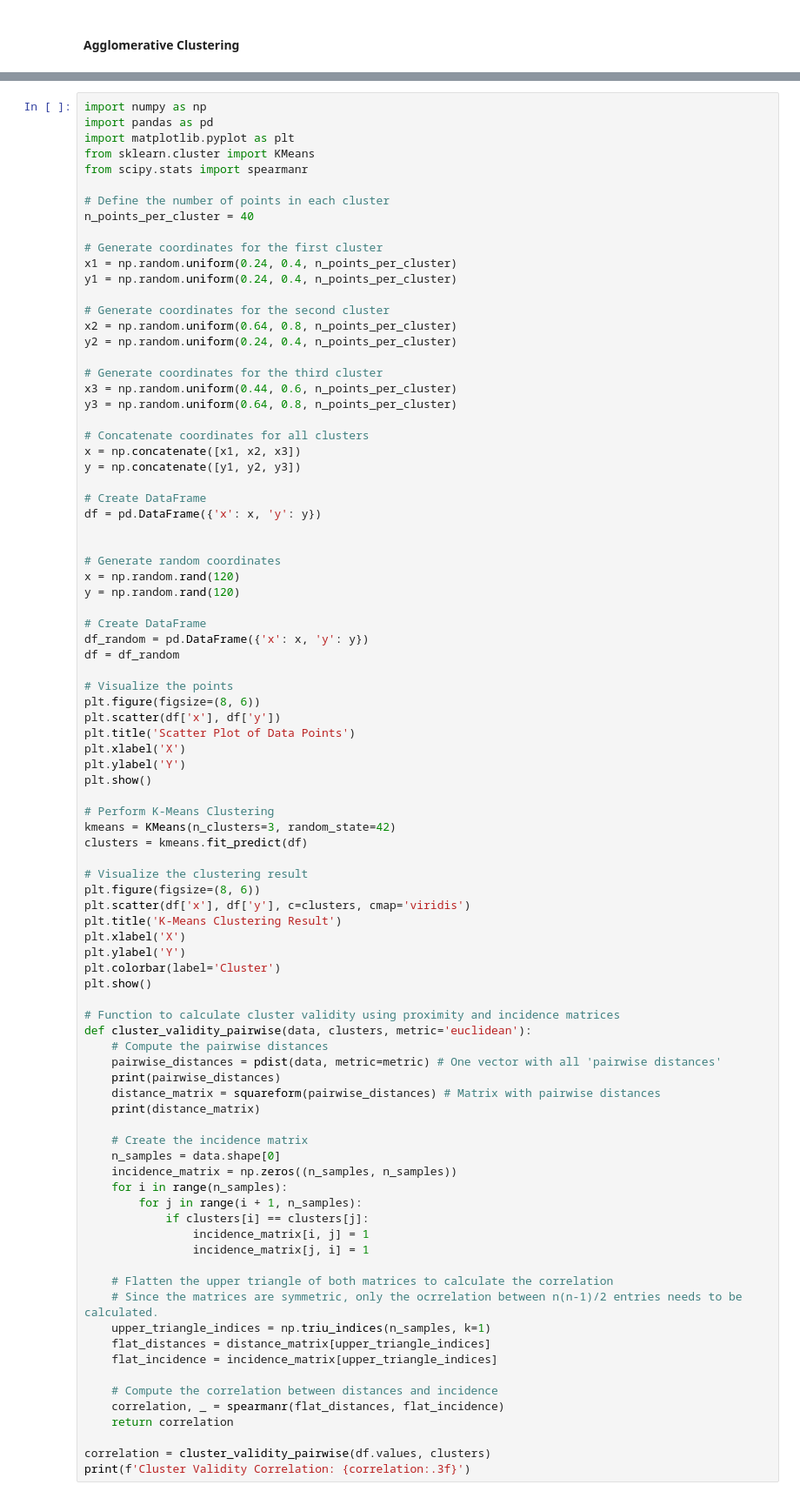
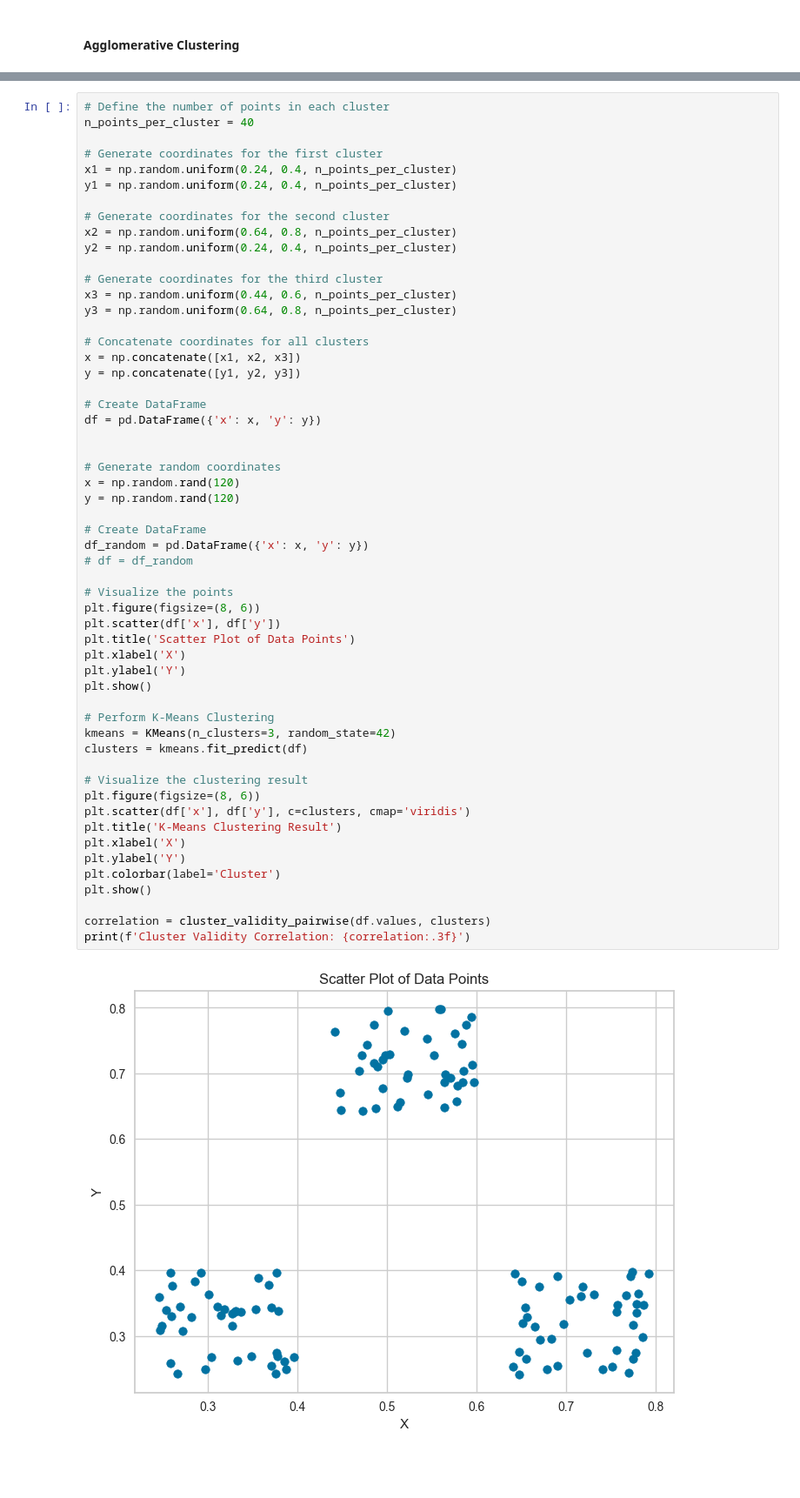
Before and after one commit to MaksimKarnaukh/DataMining, a Jupyter notebook: Assignment3/src/clustering.ipynb, the cells around one changed output, grey strips where cells are left out. Shown at 87% size. Saved outputs shown, nothing was run; the diff lists cells and outputs as text; blank space fills up the shorter version.

```diff
--- a/Assignment3/src/clustering.ipynb
+++ b/Assignment3/src/clustering.ipynb
@@ -802,10 +783,4 @@ for i in range(3):
 # %%
-import numpy as np
-import pandas as pd
-import matplotlib.pyplot as plt
-from sklearn.cluster import KMeans
-from scipy.stats import spearmanr
-
 # Define the number of points in each cluster
 n_points_per_cluster = 40
 
@@ -832,58 +807,33 @@ df = pd.DataFrame({'x': x, 'y': y})
 # Generate random coordinates
 x = np.random.rand(120)
 y = np.random.rand(120)
 
 # Create DataFrame
 df_random = pd.DataFrame({'x': x, 'y': y})
-df = df_random
+# df = df_random
 
 # Visualize the points
 plt.figure(figsize=(8, 6))
 plt.scatter(df['x'], df['y'])
 plt.title('Scatter Plot of Data Points')
 plt.xlabel('X')
 plt.ylabel('Y')
 plt.show()
 
 # Perform K-Means Clustering
 kmeans = KMeans(n_clusters=3, random_state=42)
 clusters = kmeans.fit_predict(df)
 
 # Visualize the clustering result
 plt.figure(figsize=(8, 6))
 plt.scatter(df['x'], df['y'], c=clusters, cmap='viridis')
 plt.title('K-Means Clustering Result')
 plt.xlabel('X')
 plt.ylabel('Y')
 plt.colorbar(label='Cluster')
 plt.show()
 
-# Function to calculate cluster validity using proximity and incidence matrices
-def cluster_validity_pairwise(data, clusters, metric='euclidean'):
-    # Compute the pairwise distances
-    pairwise_distances = pdist(data, metric=metric) # One vector with all 'pairwise distances'
-    print(pairwise_distances)
-    distance_matrix = squareform(pairwise_distances) # Matrix with pairwise distances
-    print(distance_matrix)
-
-    # Create the incidence matrix
-    n_samples = data.shape[0]
-    incidence_matrix = np.zeros((n_samples, n_samples))
-    for i in range(n_samples):
-        for j in range(i + 1, n_samples):
-            if clusters[i] == clusters[j]:
-                incidence_matrix[i, j] = 1
-                incidence_matrix[j, i] = 1
-
-    # Flatten the upper triangle of both matrices to calculate the correlation
-    # Since the matrices are symmetric, only the ocrrelation between n(n-1)/2 entries needs to be calculated.
-    upper_triangle_indices = np.triu_indices(n_samples, k=1)
-    flat_distances = distance_matrix[upper_triangle_indices]
-    flat_incidence = incidence_matrix[upper_triangle_indices]
-
-    # Compute the correlation between distances and incidence
-    correlation, _ = spearmanr(flat_distances, flat_incidence)
-    return correlation
-
 correlation = cluster_validity_pairwise(df.values, clusters)
 print(f'Cluster Validity Correlation: {correlation:.3f}')
+# %% [output]
+[figure, added]
```
Also changed, not shown: parts of 20 cells of this notebook.
